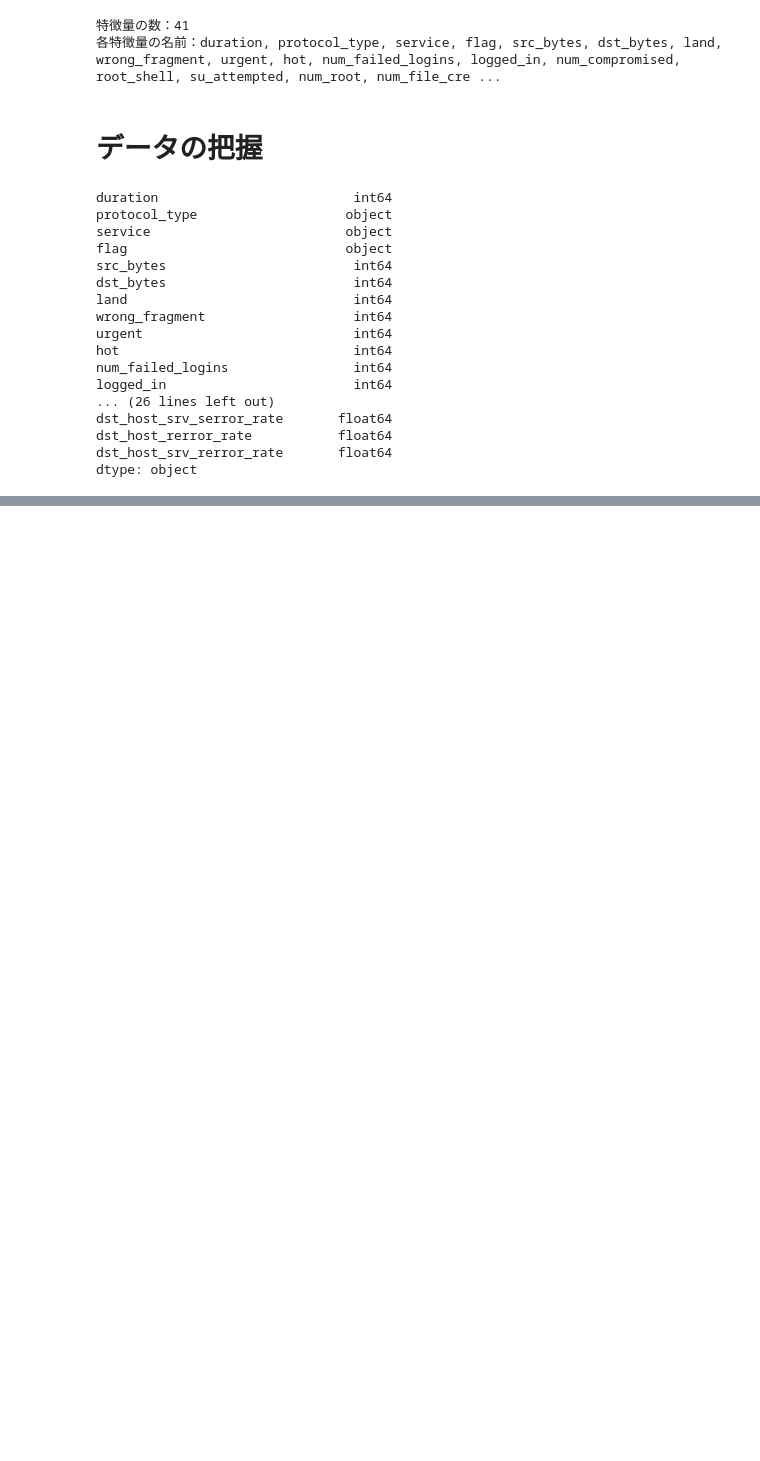
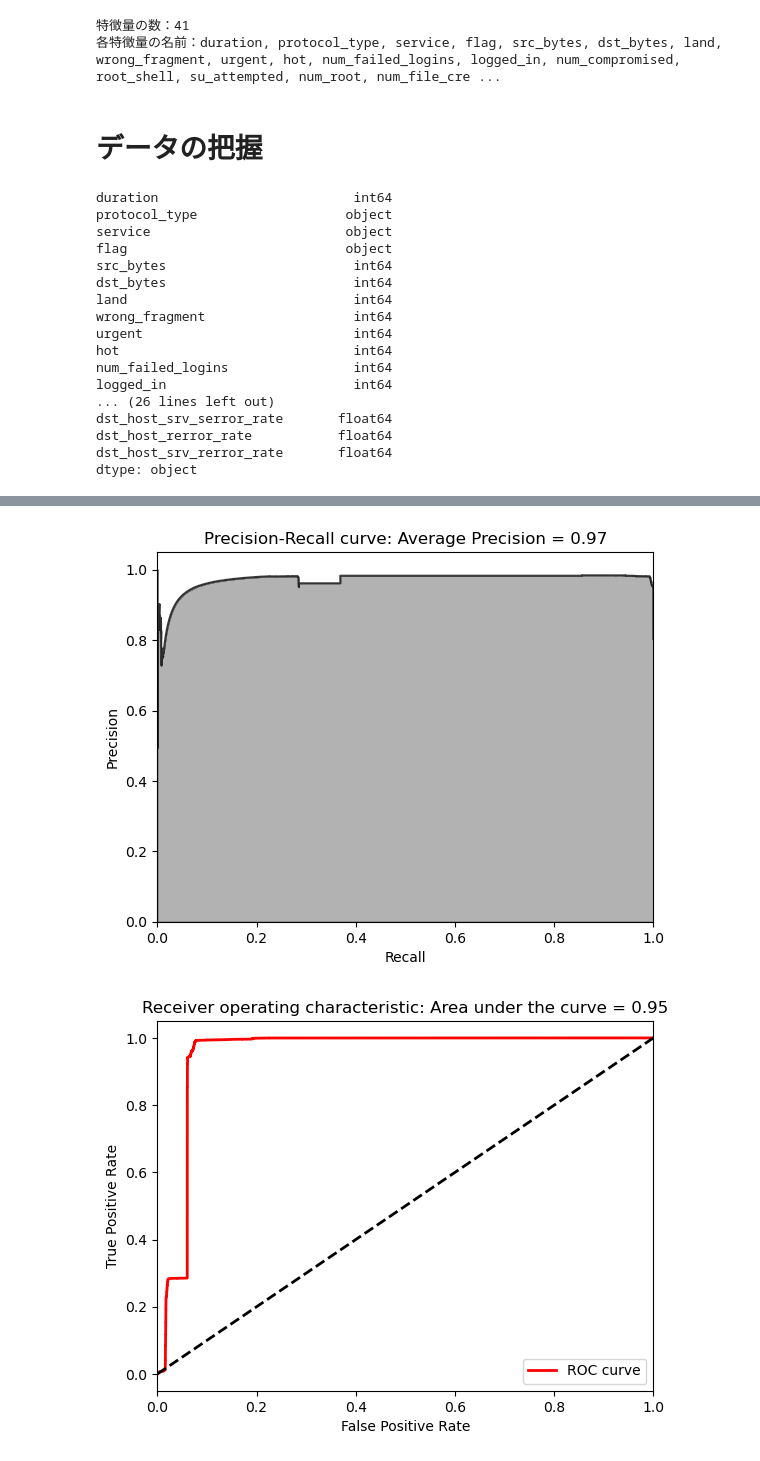
Before and after one commit to RyutaSato/ml-study-archive-rsato, a Jupyter notebook: kdd99/main-2023-6-22.ipynb, the cells around one changed output, grey strips where cells are left out. Saved outputs shown, nothing was run; the diff lists cells and outputs as text; code cells hidden in the pictures; blank space fills up the shorter version.

```diff
--- a/kdd99/main-2023-6-22.ipynb
+++ b/kdd99/main-2023-6-22.ipynb
@@ -76,0 +439,7 @@ print(f"データの総数：{len(data)}")
+# %%
+model_2 = keras.Sequential([
+    Dense(units=20, activation='linear', input_dim=38),
+    Dense(units=10, activation='linear'),
+    Dense(units=38, activation='linear'),
+])
+model.summary()
@@ -76,0 +464,7 @@ print(f"データの総数：{len(data)}")
+# %%
+model_2.compile(optimizer='adam', loss='mean_squared_error', metrics=['accuracy'])
+model_2.fit(x=x_train_ae, y=x_train_ae, epochs=5, batch_size=32, shuffle=True, validation_split=0.20)
+predicted_x_test = model_2.predict(x_test)
+errors = reconstruction_errors(x_test, predicted_x_test)
+preds, _ = plot_results(y_test, errors, True)
+# %% [output]
@@ -76,0 +482,2 @@ print(f"データの総数：{len(data)}")
+[figure, added]
+[figure, added]
```
Also changed, not shown: parts of 37 cells of this notebook, 6 other files.
